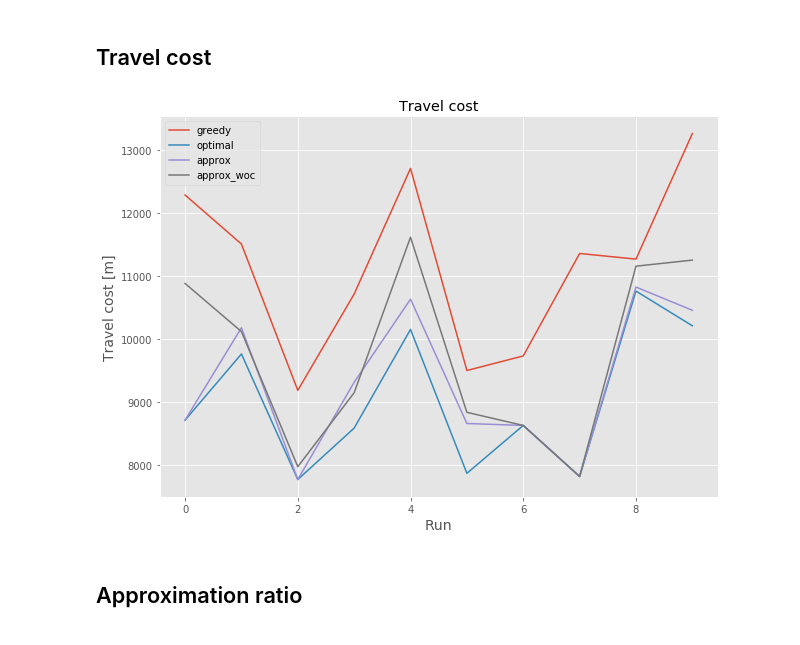
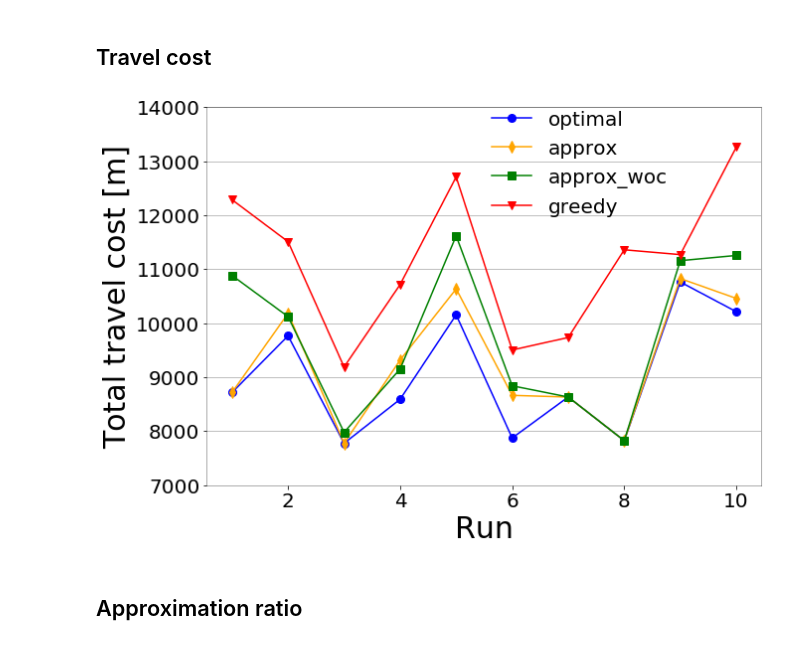
Before and after one commit to hsgser/ABRSWC, a Jupyter notebook: Evaluate_methods.ipynb, the cells around one changed output. Saved outputs shown, nothing was run; the diff lists cells and outputs as text; code cells hidden in the pictures.

```diff
--- a/Evaluate_methods.ipynb
+++ b/Evaluate_methods.ipynb
@@ -184,18 +179,14 @@ plt.show()
 # %% [markdown]
 ## Travel cost
-# %%
-plt.figure(figsize=(10, 7))
-plt.plot(df_cost['greedy'], label='greedy')
-plt.plot(df_cost['optimal'], label='optimal')
-plt.plot(df_cost['approx'], label='approx')
-plt.plot(df_cost['approx_woc'], label='approx_woc')
-plt.xlabel('Run', fontsize=14)
-plt.ylabel('Travel cost [m]', fontsize=14)
-plt.title('Travel cost')
-plt.legend()
-plt.savefig(os.path.join(fig_dir, f'{exp_name}_travel_cost.png'))
-plt.show()
-# %% [output]
-[figure, removed]
+# %%
+plot_travel_cost(
+    df_cost,
+    sizes,
+    exp_name,
+    ylim=(7000,14000),
+    plot_optimal=True
+)
+# %% [output]
+[figure, added]
 # %% [markdown]
 ## Approximation ratio
```
Also changed, not shown: parts of 9 cells of this notebook, 5 other files.
